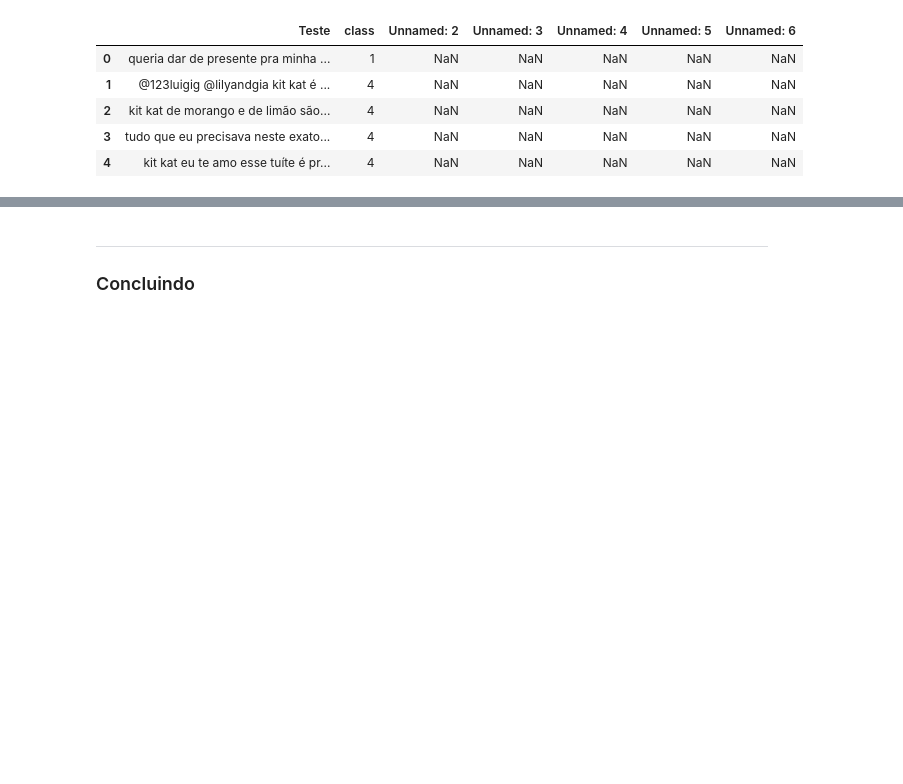
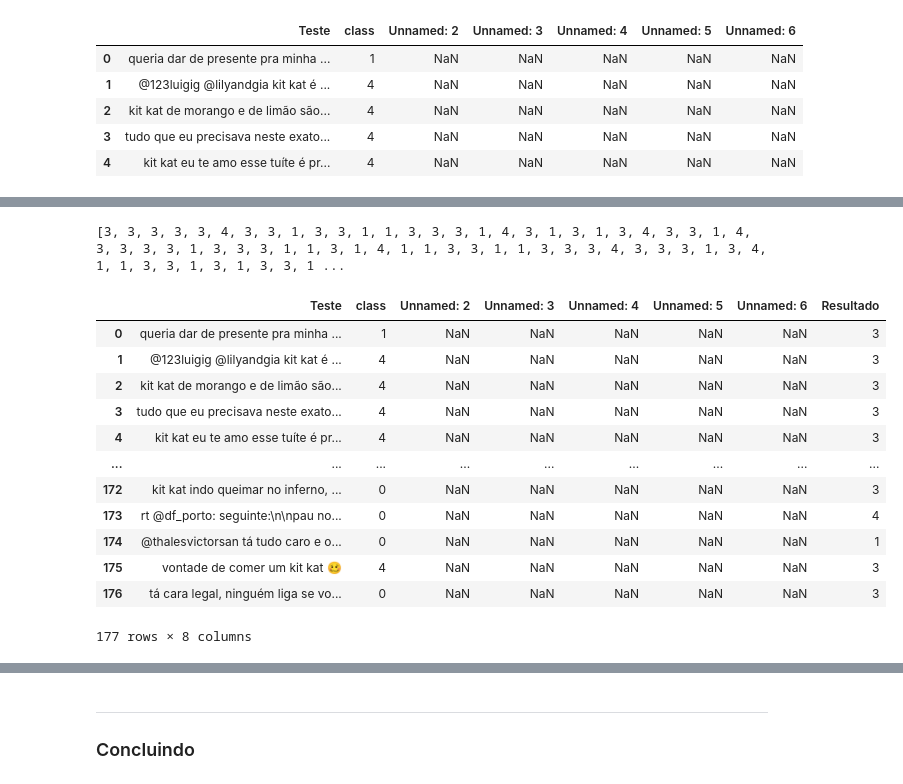
Before and after one commit to kaskang99/c_dados_2021.1, a Jupyter notebook: Projeto1_Layout_Classificador.ipynb, the cells around one changed output, grey strips where cells are left out. Drawn from its saved outputs; the diff is of its cells as text; code cells hidden in the pictures; blank space fills up the shorter version.

```diff
--- a/Projeto1_Layout_Classificador.ipynb
+++ b/Projeto1_Layout_Classificador.ipynb
@@ -600,0 +239,16 @@ Agora você deve testar o seu classificador com a base de Testes.
+# %%
+#Contagem da frequencia das palavras dos tweets irrelevantes
+irrel_palavras= []
+for txt in tr_irrel_div:
+    for wrd in txt:
+        irrel_palavras.append(wrd)
+irrel_palavras_serie = pd.Series(irrel_palavras)
+#irrel_palavras_serie
+# %%
+#Contagem da frequencia das palavras dos tweets muito irrelevantes
+mirrel_palavras= []
+for txt in tr_mirrel_div:
+    for wrd in txt:
+        mirrel_palavras.append(wrd)
+mirrel_palavras_serie = pd.Series(mirrel_palavras)
+#mtirrel_palavras_serie
@@ -600,0 +402,11 @@ Agora você deve testar o seu classificador com a base de Testes.
+# %%
+#Cria uma lista com todas as palavras classificadas
+
+total = tr_mrel_div + tr_rel_div + tr_neut_div + tr_irrel_div + tr_mirrel_div
+rel_total= []
+for txt in total:
+    for wrd in txt:
+        rel_total.append(wrd)
+total_rel_serie = pd.Series(rel_total)
+relativo_total = total_rel_serie.value_counts(True)
+relativo_total
@@ -600,0 +496,22 @@ Agora você deve testar o seu classificador com a base de Testes.
+# %%
+test['Resultado'] = resp
+print(resp)
+# %% [output]
+[3, 3, 3, 3, 3, 4, 3, 3, 1, 3, 3, 1, 1, 3, 3, 3, 1, 4, 3, 1, 3, 1, 3, 4, 3, 3, 1, 4, 3, 3, 3, 3, 1, 3, 3, 3, 1, 1, 3, 1, 4, 1, 1, 3, 3, 1, 1, 3, 3, 3, 4, 3, 3, 3, 1, 3, 4, 1, 1, 3, 3, 1, 3, 1, 3, 3, 1 ...
+# %%
+test['Resultado'] = resp
+test
+# %% [output]
+|  | Teste | class | Unnamed: 2 | Unnamed: 3 | Unnamed: 4 | Unnamed: 5 | Unnamed: 6 | Resultado |
+| 0 | queria dar de presente pra minha ... | 1 | NaN | NaN | NaN | NaN | NaN | 3 |
+| 1 | @123luigig @lilyandgia kit kat é ... | 4 | NaN | NaN | NaN | NaN | NaN | 3 |
+| 2 | kit kat de morango e de limão são... | 4 | NaN | NaN | NaN | NaN | NaN | 3 |
+| 3 | tudo que eu precisava neste exato... | 4 | NaN | NaN | NaN | NaN | NaN | 3 |
+| 4 | kit kat eu te amo esse tuíte é pr... | 4 | NaN | NaN | NaN | NaN | NaN | 3 |
+| ... | ... | ... | ... | ... | ... | ... | ... | ... |
+| 172 | kit kat indo queimar no inferno, ... | 0 | NaN | NaN | NaN | NaN | NaN | 3 |
+| 173 | rt @df_porto: seguinte:\n\npau no... | 0 | NaN | NaN | NaN | NaN | NaN | 4 |
+| 174 | @thalesvictorsan tá tudo caro e o... | 0 | NaN | NaN | NaN | NaN | NaN | 1 |
+| 175 | vontade de comer um kit kat 🥴 | 4 | NaN | NaN | NaN | NaN | NaN | 3 |
+| 176 | tá cara legal, ninguém liga se vo... | 0 | NaN | NaN | NaN | NaN | NaN | 3 |
+177 rows × 8 columns
```
Also changed, not shown: parts of 69 cells of this notebook.
